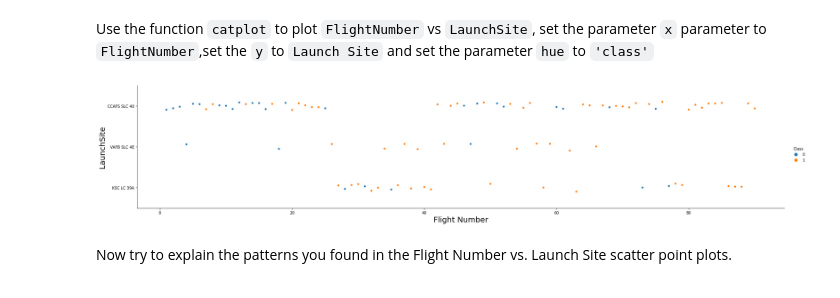
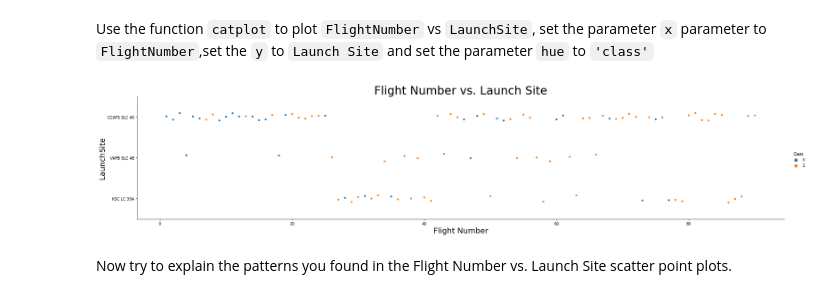
Before and after one commit to WilliamRen/machine_learning_prediction_lab, a Jupyter notebook: EDA with Visualization lab.ipynb, the cells around one changed output. Cells and saved outputs as stored; diff of their text form; code cells hidden in the pictures.

```diff
--- a/EDA with Visualization lab.ipynb
+++ b/EDA with Visualization lab.ipynb
@@ -85,11 +85,12 @@ Use the function <code>catplot</code> to plot <code>FlightNumber</code> vs <code
 # %%
 # Plot a scatter point chart with x axis to be Flight Number and y axis to be the launch site, and hue to be the class value
 sns.catplot(y="LaunchSite", x="FlightNumber", hue="Class", data=df, aspect = 5)
 plt.xlabel("Flight Number",fontsize=20)
 plt.ylabel("LaunchSite",fontsize=20)
+plt.title("Flight Number vs. Launch Site", fontsize = 30)
 plt.show()
 # %% [output]
-[figure, old version]
+[figure, new version]
 # %% [markdown]
 Now try to explain the patterns you found in the Flight Number vs. Launch Site scatter point plots.
 # %% [markdown]
```
Also changed, not shown: parts of 17 cells of this notebook.
